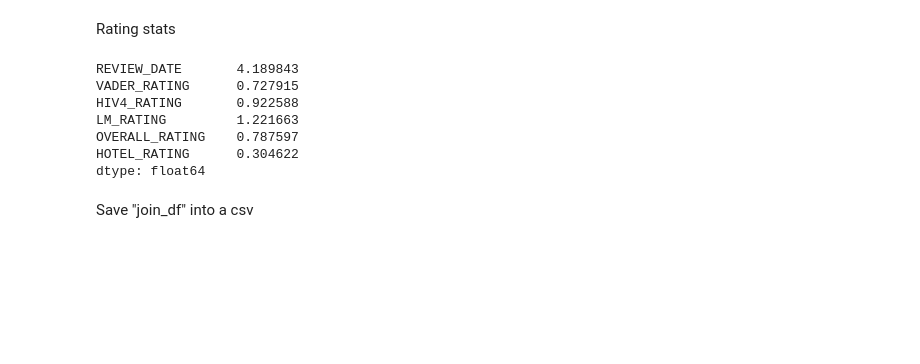
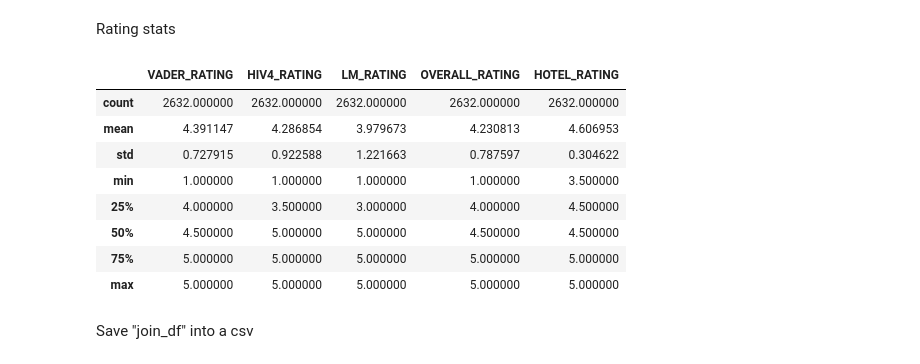
Before and after one commit to Esarac/Tripadvisor-Hotel, a Jupyter notebook: scripts/qualitative_analysis.ipynb, the cells around one changed output. Drawn from its saved outputs; the diff is of its cells as text; code cells hidden in the pictures; blank space fills up the shorter version.

```diff
--- a/scripts/qualitative_analysis.ipynb
+++ b/scripts/qualitative_analysis.ipynb
@@ -572,17 +572,19 @@ sns.kdeplot(
 [figure]
 # %% [markdown]
 Rating stats
-# %%
-join_df.mean()
-join_df.std()
-# %% [output]
-REVIEW_DATE       4.189843
-VADER_RATING      0.727915
-HIV4_RATING       0.922588
-LM_RATING         1.221663
-OVERALL_RATING    0.787597
-HOTEL_RATING      0.304622
-dtype: float64
+# %%
+join_df.loc[:, join_df.columns!='REVIEW_DATE'].describe()
+# join_df.median()
+# %% [output]
+|  | VADER_RATING | HIV4_RATING | LM_RATING | OVERALL_RATING | HOTEL_RATING |
+| count | 2632.000000 | 2632.000000 | 2632.000000 | 2632.000000 | 2632.000000 |
+| mean | 4.391147 | 4.286854 | 3.979673 | 4.230813 | 4.606953 |
+| std | 0.727915 | 0.922588 | 1.221663 | 0.787597 | 0.304622 |
+| min | 1.000000 | 1.000000 | 1.000000 | 1.000000 | 3.500000 |
+| 25% | 4.000000 | 3.500000 | 3.000000 | 4.000000 | 4.500000 |
+| 50% | 4.500000 | 5.000000 | 5.000000 | 4.500000 | 4.500000 |
+| 75% | 5.000000 | 5.000000 | 5.000000 | 5.000000 | 5.000000 |
+| max | 5.000000 | 5.000000 | 5.000000 | 5.000000 | 5.000000 |
 # %% [markdown]
 Save "join_df" into a csv
 # %%
```
